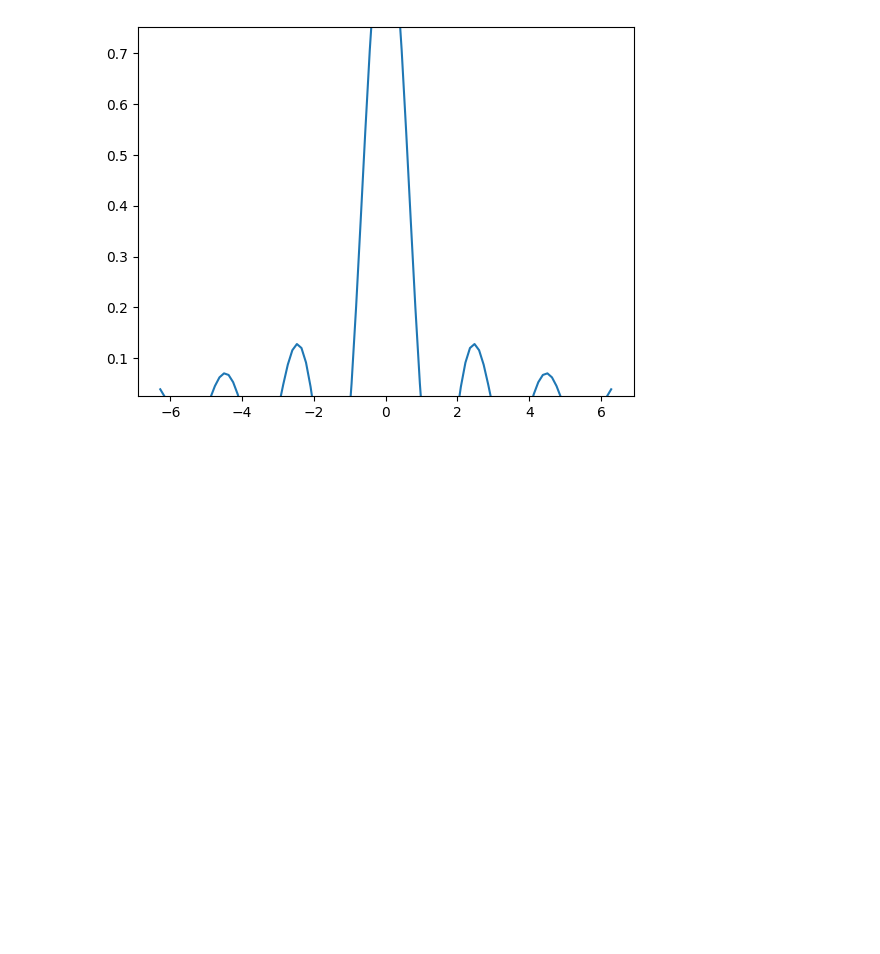
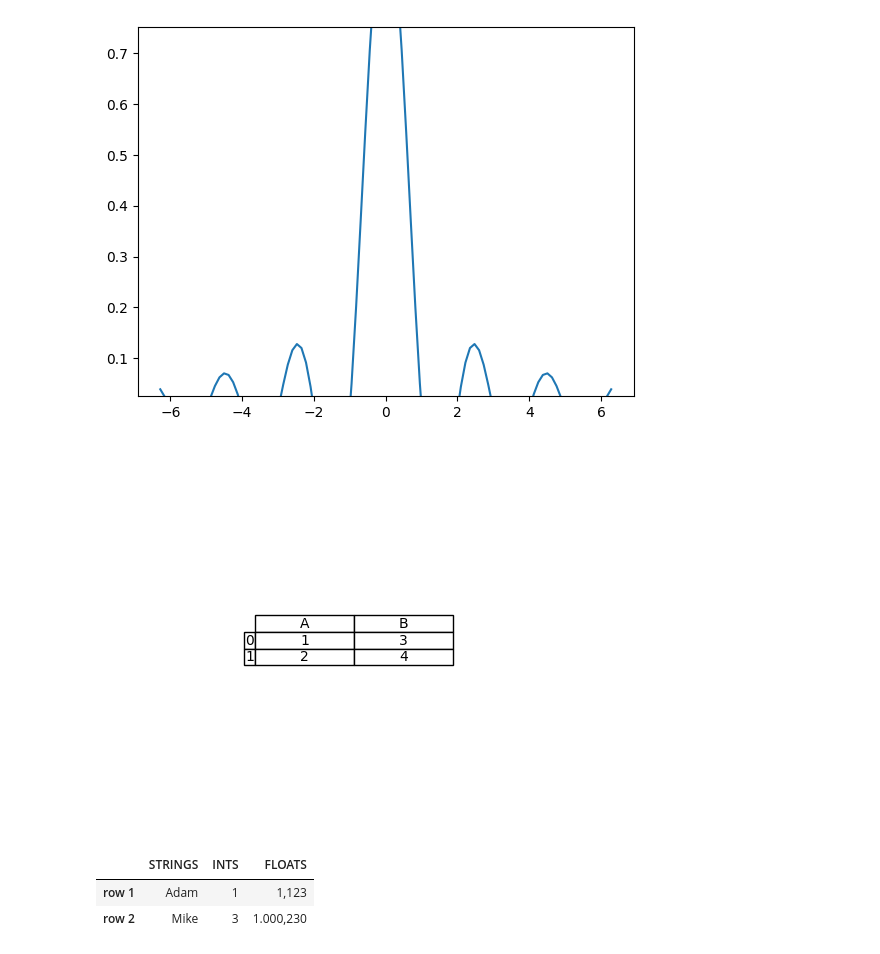
Before and after one commit to adhaka2901/AIML-Algorithms-Training, a Jupyter notebook: plottingAndVisualization/matplotlib-3.ipynb, the cells around one changed output. Saved outputs shown, nothing was run; the diff lists cells and outputs as text; code cells hidden in the pictures; blank space fills up the shorter version.

```diff
--- a/plottingAndVisualization/matplotlib-3.ipynb
+++ b/plottingAndVisualization/matplotlib-3.ipynb
@@ -287,3 +287,32 @@ ax.plot(x, y)
 ax.margins(y=-0.2)
 # %% [output]
 [figure]
+# %%
+import matplotlib.pyplot as plt
+import pandas as pd
+df = pd.DataFrame({'A': [1, 2], 'B': [3, 4]})
+fix, ax = plt.subplots()
+ax.axis('off')
+(0.0, 1.0, 0.0, 1.0)
+table = pd.plotting.table(ax, df, loc='center',
+                          cellLoc='center', colWidths=list([.2, .2]))
+# %% [output]
+[figure, added]
+# %%
+import pandas as pd
+import numpy as np
+import matplotlib as mpl
+
+df = pd.DataFrame({
+    "strings": ["Adam", "Mike"],
+    "ints": [1, 3],
+    "floats": [1.123, 1000.23]
+})
+df.style \
+  .format(precision=3, thousands=".", decimal=",") \
+  .format_index(str.upper, axis=1) \
+  .relabel_index(["row 1", "row 2"], axis=0)
+# %% [output]
+|  | STRINGS | INTS | FLOATS |
+| row 1 | Adam | 1 | 1,123 |
+| row 2 | Mike | 3 | 1.000,230 |
```
Also changed, not shown: parts of 2 cells of this notebook.
